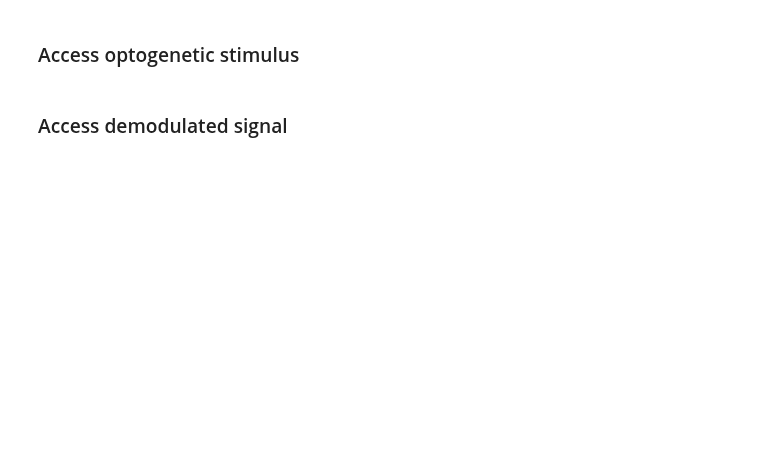
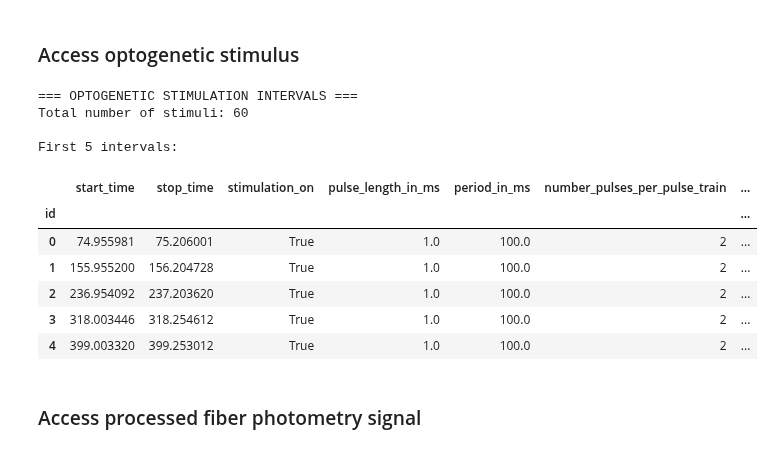
Before and after one commit to catalystneuro/hnasko-lab-to-nwb, a Jupyter notebook: src/hnasko_lab_to_nwb/lotfi_2025/tutorials/Lotfi_2025.ipynb, the cells around one changed output. Drawn from its saved outputs; the diff is of its cells as text; code cells hidden in the pictures; blank space fills up the shorter version.

```diff
--- a/src/hnasko_lab_to_nwb/lotfi_2025/tutorials/Lotfi_2025.ipynb
+++ b/src/hnasko_lab_to_nwb/lotfi_2025/tutorials/Lotfi_2025.ipynb
@@ -272,14 +660,24 @@ trials_freq_df
 # %% [markdown]
 ### Access optogenetic stimulus
 # %%
-# Access frequency session data
-optogenetic_intervals_freq = nwbfile_freq.stimulus["optogenetic_stimulus_interval"]
-intervals_freq_df = optogenetic_intervals_freq.to_dataframe()
+# Access optogenetic stimulation data
+ogen_df = nwbfile_freq.intervals["optogenetic_epochs_table"].to_dataframe()
 
-print("=== VARYING FREQUENCY STIMULATION ===")
-print(f"Total number of stimuli: {len(intervals_freq_df)}")
+print("=== OPTOGENETIC STIMULATION INTERVALS ===")
+print(f"Total number of stimuli: {len(ogen_df)}")
 print("\nFirst 5 intervals:")
-intervals_freq_df.sort_values(by='start_time', inplace=True)
-intervals_freq_df.head()
+ogen_df.head()
+# %% [output]
+=== OPTOGENETIC STIMULATION INTERVALS ===
+Total number of stimuli: 60
+
+First 5 intervals:
+|  | start_time | stop_time | stimulation_on | pulse_length_in_ms | period_in_ms | number_pulses_per_pulse_train | ... |
+| id |  |  |  |  |  |  | ... |
+| 0 | 74.955981 | 75.206001 | True | 1.0 | 100.0 | 2 | ... |
+| 1 | 155.955200 | 156.204728 | True | 1.0 | 100.0 | 2 | ... |
+| 2 | 236.954092 | 237.203620 | True | 1.0 | 100.0 | 2 | ... |
+| 3 | 318.003446 | 318.254612 | True | 1.0 | 100.0 | 2 | ... |
+| 4 | 399.003320 | 399.253012 | True | 1.0 | 100.0 | 2 | ... |
 # %% [markdown]
-### Access demodulated signal
+### Access processed fiber photometry signal
```
Also changed, not shown: parts of 54 cells of this notebook.
